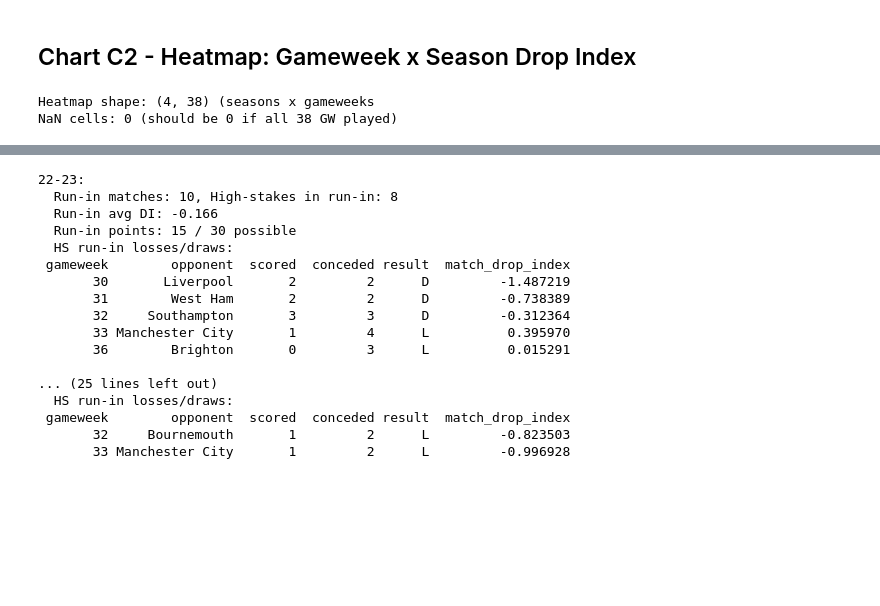
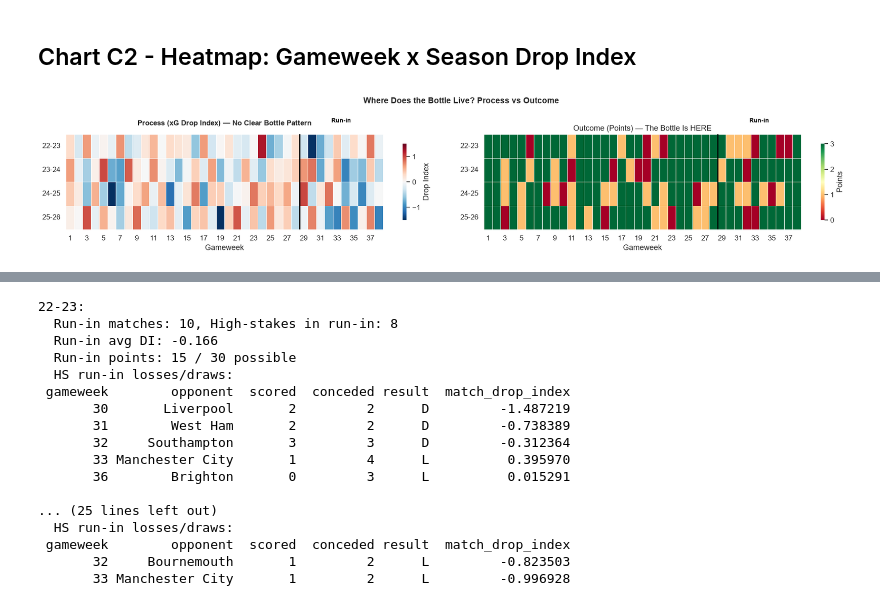
Before and after one commit to ChTej00/Arsenal-Bottle, a Jupyter notebook: notebooks/03_eda.ipynb, the cells around one changed output, grey strips where cells are left out. Cells and saved outputs as stored; diff of their text form; code cells hidden in the pictures; blank space fills up the shorter version.

```diff
--- a/notebooks/03_eda.ipynb
+++ b/notebooks/03_eda.ipynb
@@ -401,21 +401,53 @@ plt.show()
 # %%
 # Only contending seasons (22-23 onwards)
 contending = ars[ars['season'].isin([2223,2324,2425,2526])]
 contending['season_label'] = contending['season'].map(SEASON_LABELS)
 
-#Pivot to heatmap shape
-heatmap_data = contending.pivot_table(
-    index = 'season_label',
-    columns = 'gameweek',
-    values = 'match_drop_index',
-    aggfunc = 'mean'
-)
+row_order = ['22-23', '23-24', '24-25', '25-26']
 
-#Reorder rows chronologically
-heatmap_data = heatmap_data.loc[['22-23','23-24','24-25','25-26']]
+# Left panel: xG Drop Index(Process)
+heat_xg = contending.pivot_table(
+    index = 'season_label', columns = 'gameweek', values = 'match_drop_index', aggfunc='mean'
+).loc[row_order]
 
-print(f'Heatmap shape: {heatmap_data.shape} (seasons x gameweeks')
-print(f'NaN cells: {heatmap_data.isna().sum().sum()} (should be 0 if all 38 GW played)')
+# Right panel: Points(Outcome)
+heat_pts = contending.pivot_table(
+    index = 'season_label',columns = 'gameweek', values = 'points', aggfunc = 'mean'
+).loc[row_order]
+
+# Side by side heatmaps
+fig, (ax1,ax2) = plt.subplots(1,2,figsize=(20,4))
+
+#Left; xG Drop Index- Diverging (red=bad, blue = good)
+sns.heatmap(heat_xg, cmap='RdBu_r',center=0,vmin=-1.5,vmax=1.5,
+           linewidths=0.5,linecolor='white',
+           cbar_kws={'label': 'Drop Index', 'shrink': 0.8},ax=ax1)
+ax1.axvline(x=28,color='black',linewidth=2)
+ax1.set_title('Process (xG Drop Index) — No Clear Bottle Pattern',
+              fontsize=12, fontweight='bold', pad=15)
+ax1.set_xlabel('Gameweek')
+ax1.set_ylabel('')
+ax1.set_yticklabels(ax1.get_yticklabels(), rotation=0)
+
+
+# Right: Points - sequential (green = 3pts, red= 0pts)
+sns.heatmap(heat_pts,cmap='RdYlGn',vmin=0,vmax=3,
+           linewidths=0.5,linecolor='white',
+           cbar_kws={'label': 'Points', 'shrink':0.8}, ax=ax2)
+ax2.axvline(x=28, color='black', linewidth=2)
+ax2.set_title('Outcome (Points) — The Bottle Is HERE')
+ax2.set_xlabel('Gameweek')
+ax2.set_ylabel('')
+ax2.set_yticklabels(ax2.get_yticklabels(), rotation=0)
+
+# Run-in label above both panels
+for a in (ax1,ax2):
+    a.text(33,-0.5, 'Run-in', ha='center', fontsize=10,
+           fontweight='bold',color='black')
+
+fig.suptitle('Where Does the Bottle Live? Process vs Outcome',
+             fontsize=14, fontweight='bold', y=0.95)
+plt.tight_layout()
+plt.show()
 # %% [output]
-Heatmap shape: (4, 38) (seasons x gameweeks
-NaN cells: 0 (should be 0 if all 38 GW played)
+[figure, added]
```
Also changed, not shown: parts of 2 cells of this notebook, 3 other files.
